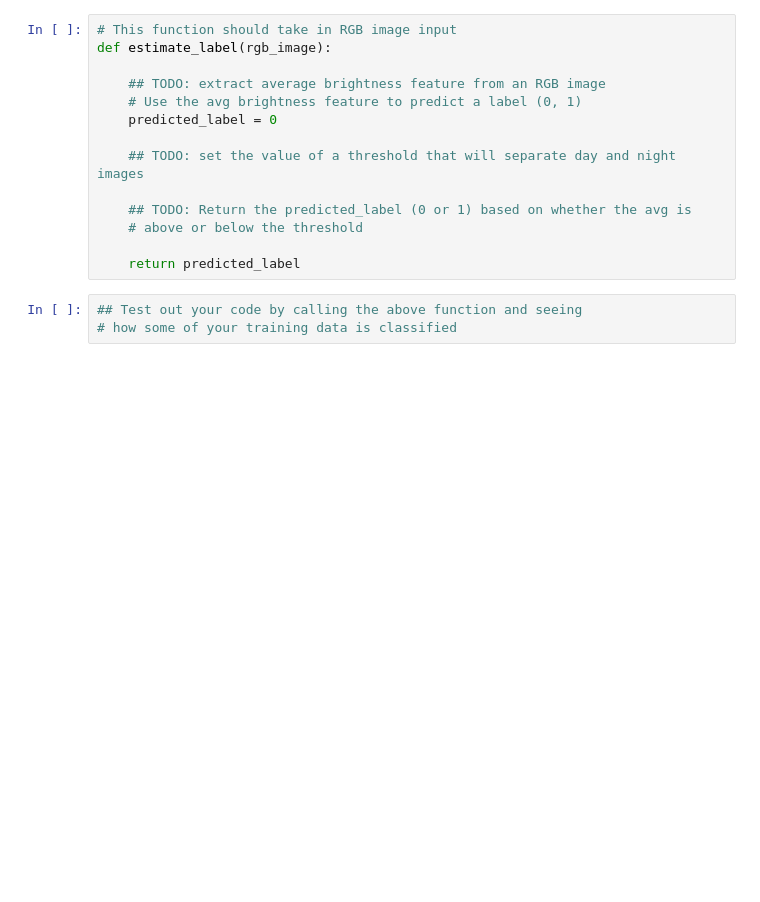
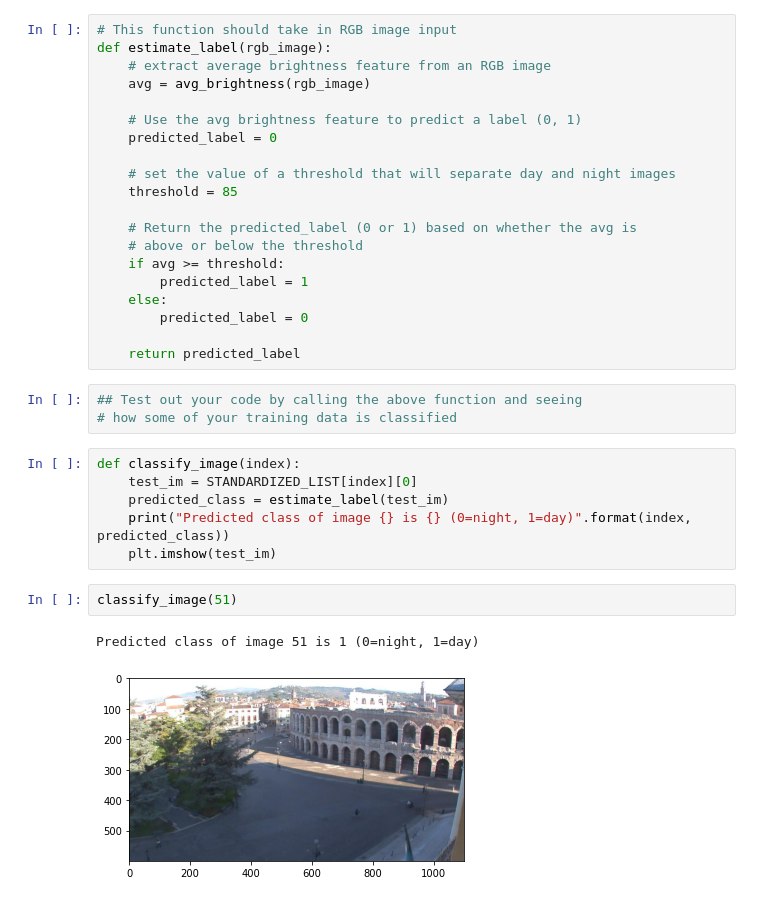
Before and after one commit to ken-power/CVND-ComputerVisionExercises, a Jupyter notebook: 1_1_Image_Representation/6_4. Classification.ipynb, the cells around one changed output. Saved outputs shown, nothing was run; the diff lists cells and outputs as text; blank space fills up the shorter version.

Commit message:
Simple day/night image classifier using brightness threshold

```diff
--- a/1_1_Image_Representation/6_4. Classification.ipynb
+++ b/1_1_Image_Representation/6_4. Classification.ipynb
@@ -124,17 +124,34 @@ Set a threshold that you think will separate the day and night images by average
 # %%
 # This function should take in RGB image input
 def estimate_label(rgb_image):
+    # extract average brightness feature from an RGB image
+    avg = avg_brightness(rgb_image)
 
-    ## TODO: extract average brightness feature from an RGB image
     # Use the avg brightness feature to predict a label (0, 1)
     predicted_label = 0
 
-    ## TODO: set the value of a threshold that will separate day and night images
+    # set the value of a threshold that will separate day and night images
+    threshold = 85
 
-    ## TODO: Return the predicted_label (0 or 1) based on whether the avg is
+    # Return the predicted_label (0 or 1) based on whether the avg is
     # above or below the threshold
+    if avg >= threshold:
+        predicted_label = 1
+    else:
+        predicted_label = 0
 
     return predicted_label
 # %%
 ## Test out your code by calling the above function and seeing
 # how some of your training data is classified
+# %%
+def classify_image(index):
+    test_im = STANDARDIZED_LIST[index][0]
+    predicted_class = estimate_label(test_im)
+    print("Predicted class of image {} is {} (0=night, 1=day)".format(index, predicted_class))
+    plt.imshow(test_im)
+# %%
+classify_image(51)
+# %% [output]
+Predicted class of image 51 is 1 (0=night, 1=day)
+[figure, added]
```
Also changed, not shown: parts of 5 cells of this notebook.
